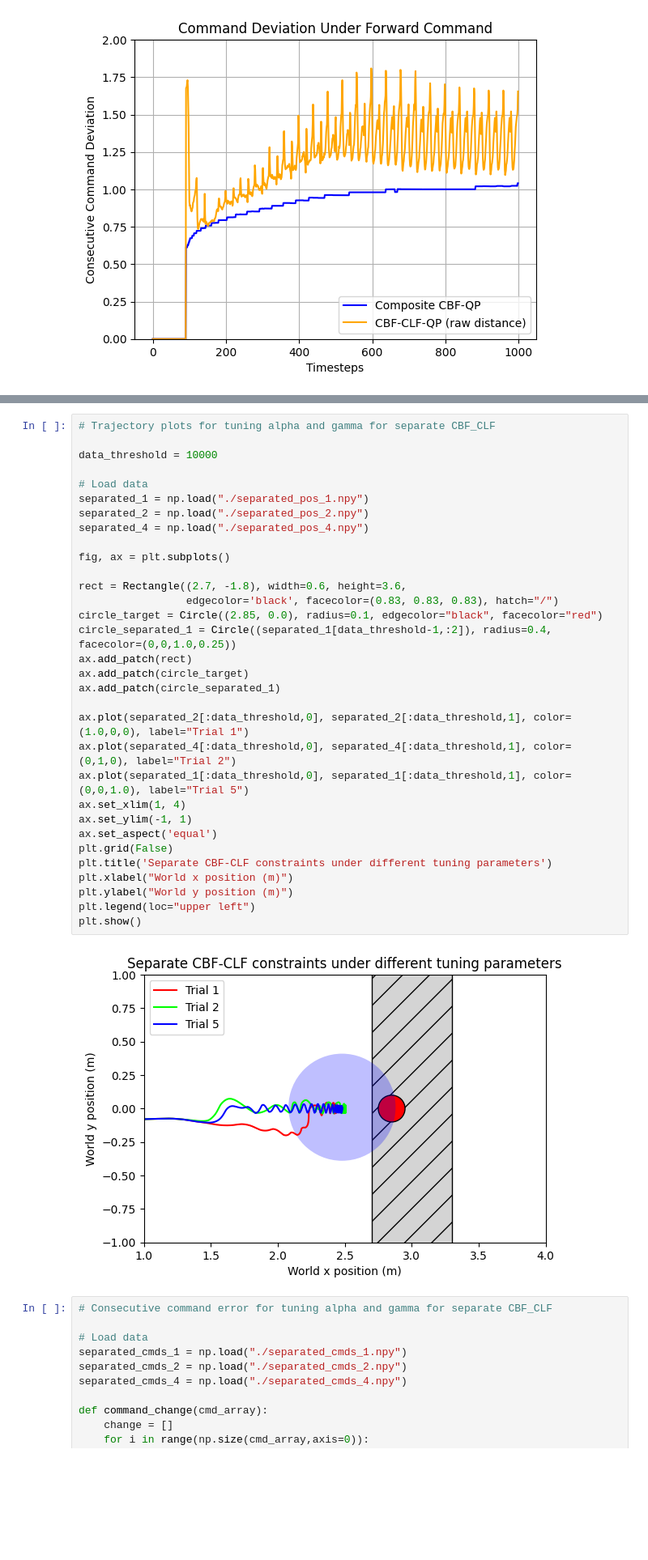
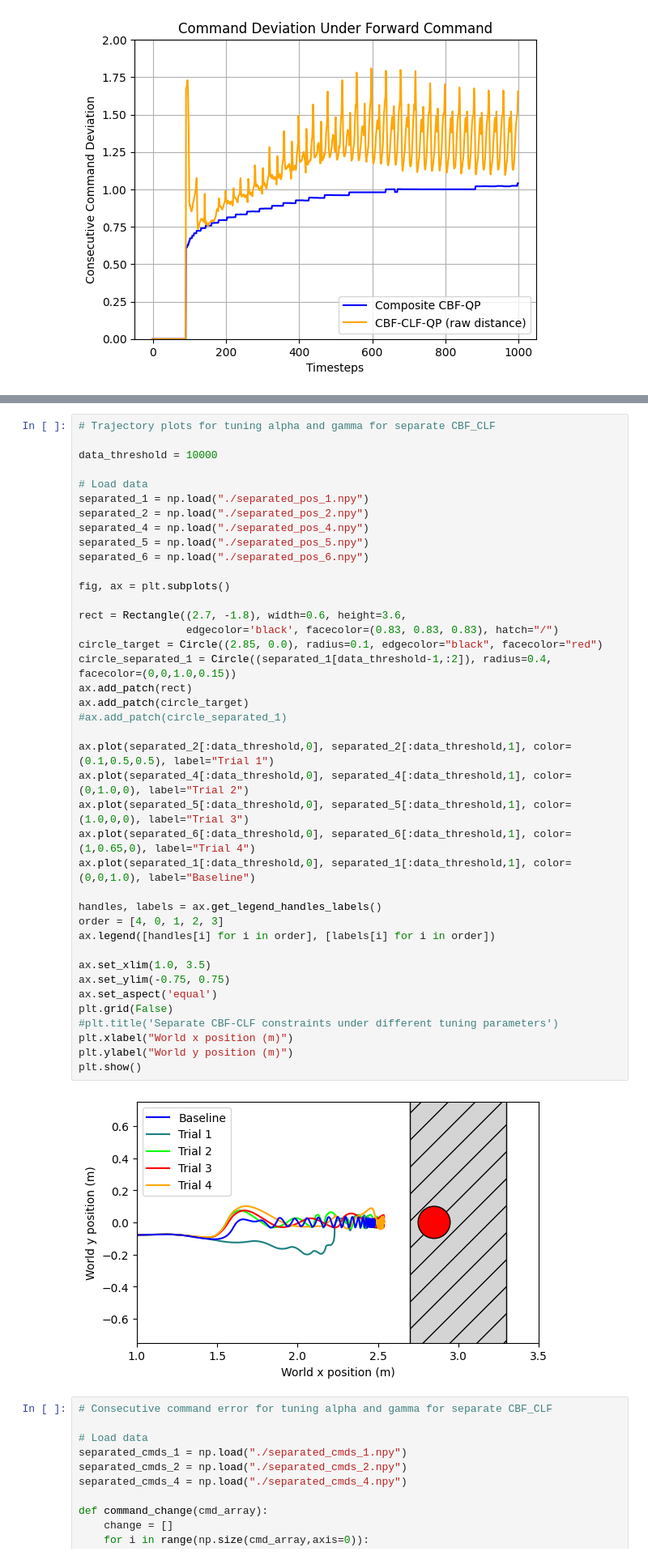
Before and after one commit to famsvip/Robot-Navigation-Collision-Avoidance-, a Jupyter notebook: data/plotting.ipynb, the cells around one changed output, grey strips where cells are left out. Shown at 81% size. Saved outputs shown, nothing was run; the diff lists cells and outputs as text; blank space fills up the shorter version.

```diff
--- a/data/plotting.ipynb
+++ b/data/plotting.ipynb
@@ -107,37 +110,45 @@ plt.show()
 # %%
 # Trajectory plots for tuning alpha and gamma for separate CBF_CLF
 
 data_threshold = 10000
 
 # Load data
 separated_1 = np.load("./separated_pos_1.npy")
 separated_2 = np.load("./separated_pos_2.npy")
 separated_4 = np.load("./separated_pos_4.npy")
+separated_5 = np.load("./separated_pos_5.npy")
+separated_6 = np.load("./separated_pos_6.npy")
 
 fig, ax = plt.subplots()
 
 rect = Rectangle((2.7, -1.8), width=0.6, height=3.6,
                  edgecolor='black', facecolor=(0.83, 0.83, 0.83), hatch="/")
 circle_target = Circle((2.85, 0.0), radius=0.1, edgecolor="black", facecolor="red")
-circle_separated_1 = Circle((separated_1[data_threshold-1,:2]), radius=0.4, facecolor=(0,0,1.0,0.25))
+circle_separated_1 = Circle((separated_1[data_threshold-1,:2]), radius=0.4, facecolor=(0,0,1.0,0.15))
 ax.add_patch(rect)
 ax.add_patch(circle_target)
-ax.add_patch(circle_separated_1)
+#ax.add_patch(circle_separated_1)
 
-ax.plot(separated_2[:data_threshold,0], separated_2[:data_threshold,1], color=(1.0,0,0), label="Trial 1")
-ax.plot(separated_4[:data_threshold,0], separated_4[:data_threshold,1], color=(0,1,0), label="Trial 2")
-ax.plot(separated_1[:data_threshold,0], separated_1[:data_threshold,1], color=(0,0,1.0), label="Trial 5")
-ax.set_xlim(1, 4)
-ax.set_ylim(-1, 1)
+ax.plot(separated_2[:data_threshold,0], separated_2[:data_threshold,1], color=(0.1,0.5,0.5), label="Trial 1")
+ax.plot(separated_4[:data_threshold,0], separated_4[:data_threshold,1], color=(0,1.0,0), label="Trial 2")
+ax.plot(separated_5[:data_threshold,0], separated_5[:data_threshold,1], color=(1.0,0,0), label="Trial 3")
+ax.plot(separated_6[:data_threshold,0], separated_6[:data_threshold,1], color=(1,0.65,0), label="Trial 4")
+ax.plot(separated_1[:data_threshold,0], separated_1[:data_threshold,1], color=(0,0,1.0), label="Baseline")
+
+handles, labels = ax.get_legend_handles_labels()
+order = [4, 0, 1, 2, 3]
+ax.legend([handles[i] for i in order], [labels[i] for i in order])
+
+ax.set_xlim(1.0, 3.5)
+ax.set_ylim(-0.75, 0.75)
 ax.set_aspect('equal')
 plt.grid(False)
-plt.title('Separate CBF-CLF constraints under different tuning parameters')
+#plt.title('Separate CBF-CLF constraints under different tuning parameters')
 plt.xlabel("World x position (m)")
 plt.ylabel("World y position (m)")
-plt.legend(loc="upper left")
 plt.show()
 # %% [output]
-[figure, old version]
+[figure, new version]
 # %%
 # Consecutive command error for tuning alpha and gamma for separate CBF_CLF
 
```
Also changed, not shown: parts of 10 cells of this notebook, 15 other files.
